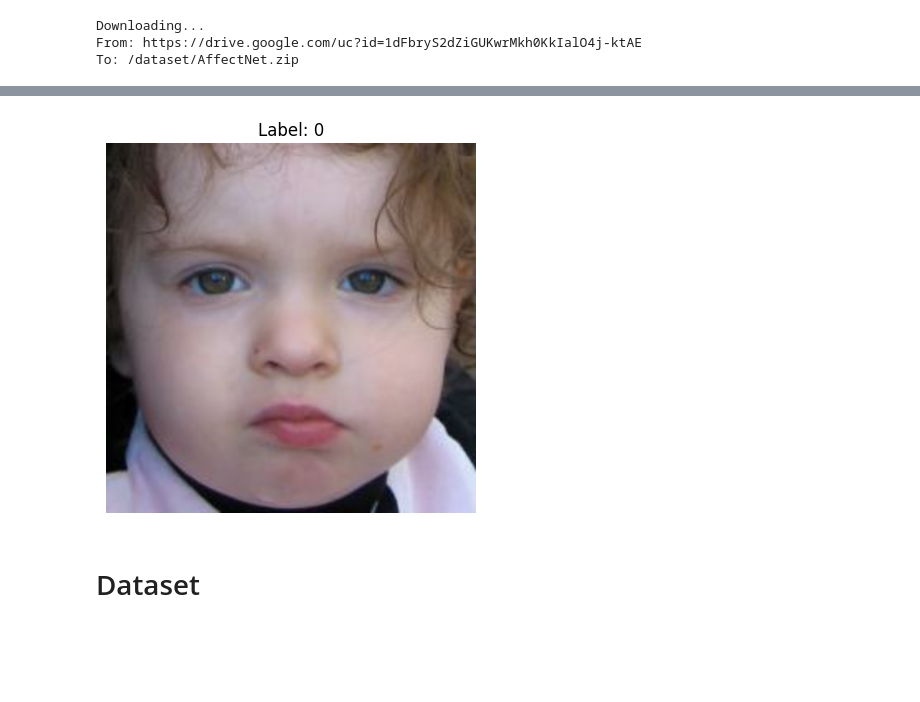
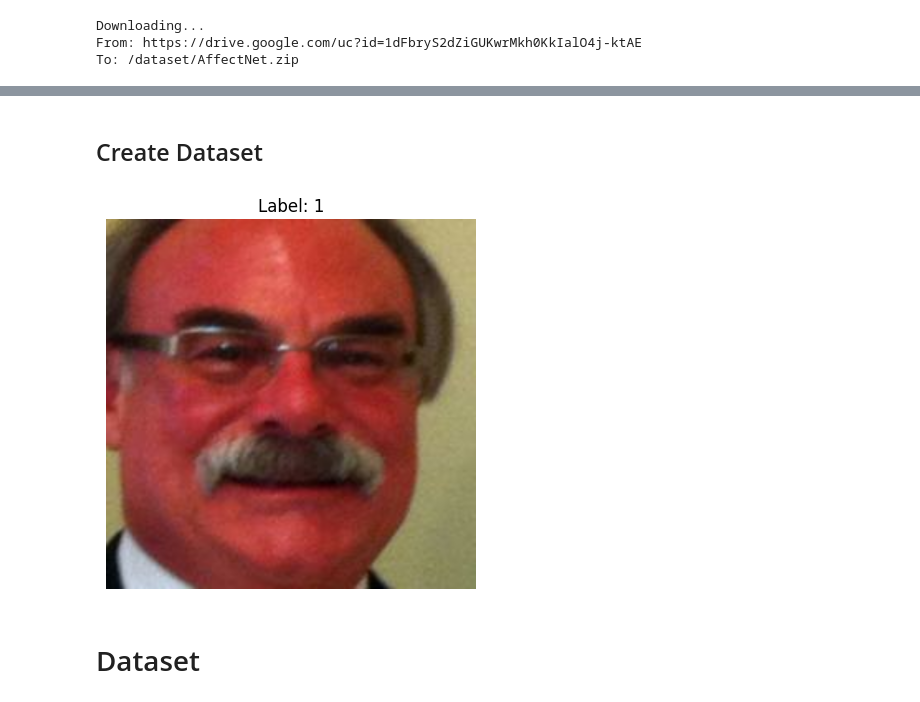
Before and after one commit to DennisR96/Emotion_Classifier, a Jupyter notebook: Emotion_Classifier.ipynb, the cells around one changed output, grey strips where cells are left out. Cells and saved outputs as stored; diff of their text form; code cells hidden in the pictures; blank space fills up the shorter version.

```diff
--- a/Emotion_Classifier.ipynb
+++ b/Emotion_Classifier.ipynb
@@ -109,7 +100,12 @@ Name: Filepath, Length: 3999, dtype: object
 3997    3
 3998    0
 Name: Expression, Length: 3999, dtype: int64
+# %% [markdown]
+## Create Dataset
 # %%
+Train_CSV = pd.read_csv("dataset/AffectNet/AffectNet_Train.csv")
+Val_CSV = pd.read_csv("dataset/AffectNet/AffectNet_VAL.csv")
+
 def load_and_preprocess_image(path):
   path = "dataset/AffectNet/" + path
   image_string = tf.compat.as_str_any(path)
@@ -120,17 +116,21 @@ def load_and_preprocess_image(path):
 def load_and_preprocess_from_path_labels(path, label):
   return load_and_preprocess_image(path), label
 
-ds = tf.data.Dataset.from_tensor_slices((all_image_paths, all_image_labels))
-csv_dataset = ds.map(load_and_preprocess_from_path_labels, num_parallel_calls=tf.data.AUTOTUNE)
+
+ds_val = tf.data.Dataset.from_tensor_slices((Val_CSV['Filepath'], Val_CSV['Expression']))
+ds_train = tf.data.Dataset.from_tensor_slices((Train_CSV['Filepath'], Train_CSV['Expression']))
+
+ds_csv_val = ds_val.map(load_and_preprocess_from_path_labels, num_parallel_calls=tf.data.AUTOTUNE)
+ds_csv_train = ds_train.map(load_and_preprocess_from_path_labels, num_parallel_calls=tf.data.AUTOTUNE)
 # %%
-iterator = iter(csv_dataset)
+iterator = iter(ds_csv_train)
 image, label = next(iterator)
 image = image / 255.0  # Assuming pixel values are in the range [0, 255]
 
 # Display the image
 plt.imshow(image.numpy())
 plt.title(f'Label: {label}')
 plt.axis('off')
 plt.show()
 # %% [output]
-[figure, old version]
+[figure, new version]
```
Also changed, not shown: parts of 9 cells of this notebook.
